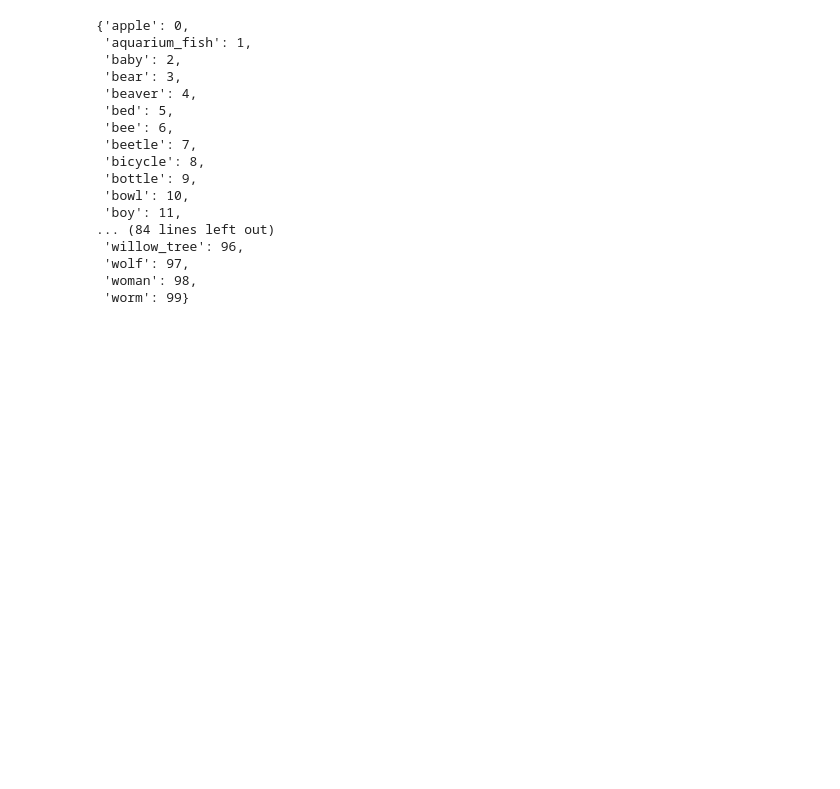
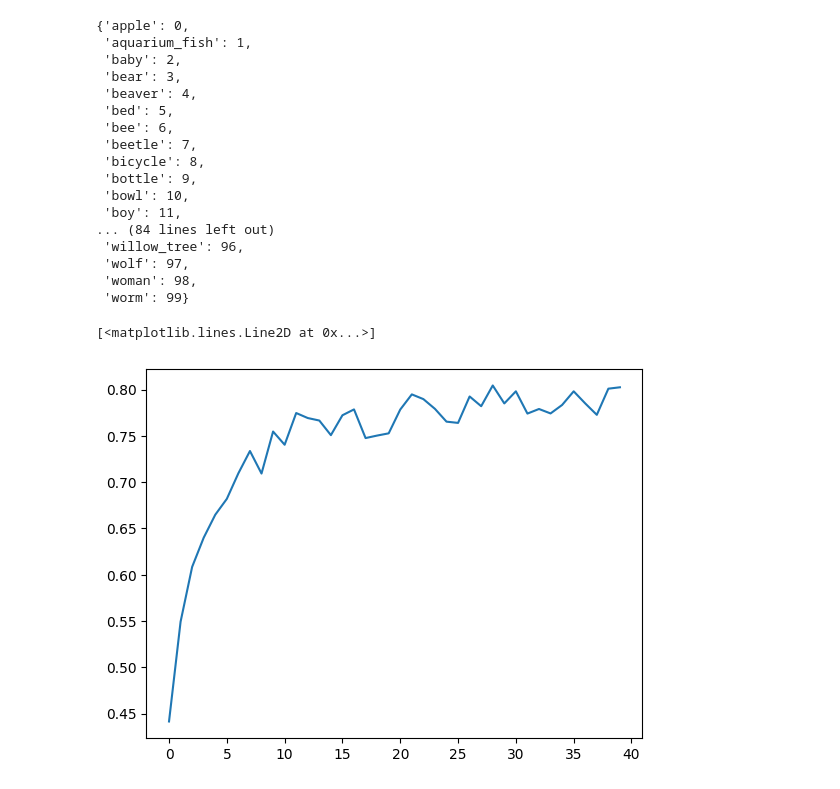
Before and after one commit to mipt-alexa/continual-learning, a Jupyter notebook: main.ipynb, the cells around one changed output. Saved outputs shown, nothing was run; the diff lists cells and outputs as text; code cells hidden in the pictures; blank space fills up the shorter version.

Commit message:
working pipeline

```diff
--- a/main.ipynb
+++ b/main.ipynb
@@ -495,3 +495,13 @@ train_data.class_to_idx
  'wolf': 97,
  'woman': 98,
  'worm': 99}
+# %%
+import torch
+import matplotlib.pyplot as plt
+
+data = torch.load("./pipeline/results/resnet_adam_40_5e-05.pt")
+# %%
+plt.plot(data)
+# %% [output]
+[<matplotlib.lines.Line2D at 0x...>]
+[figure, added]
```
Also changed, not shown: parts of 1 cell of this notebook, 25 other files.
